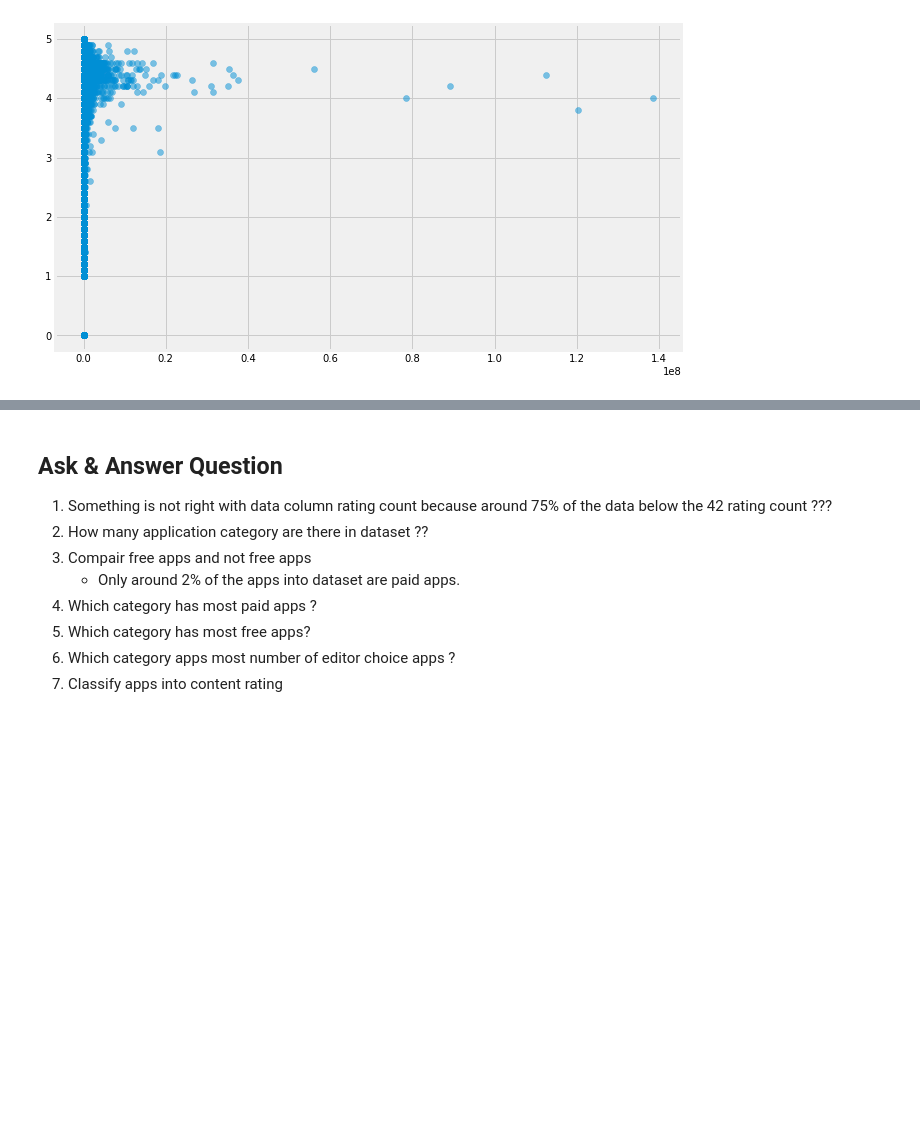
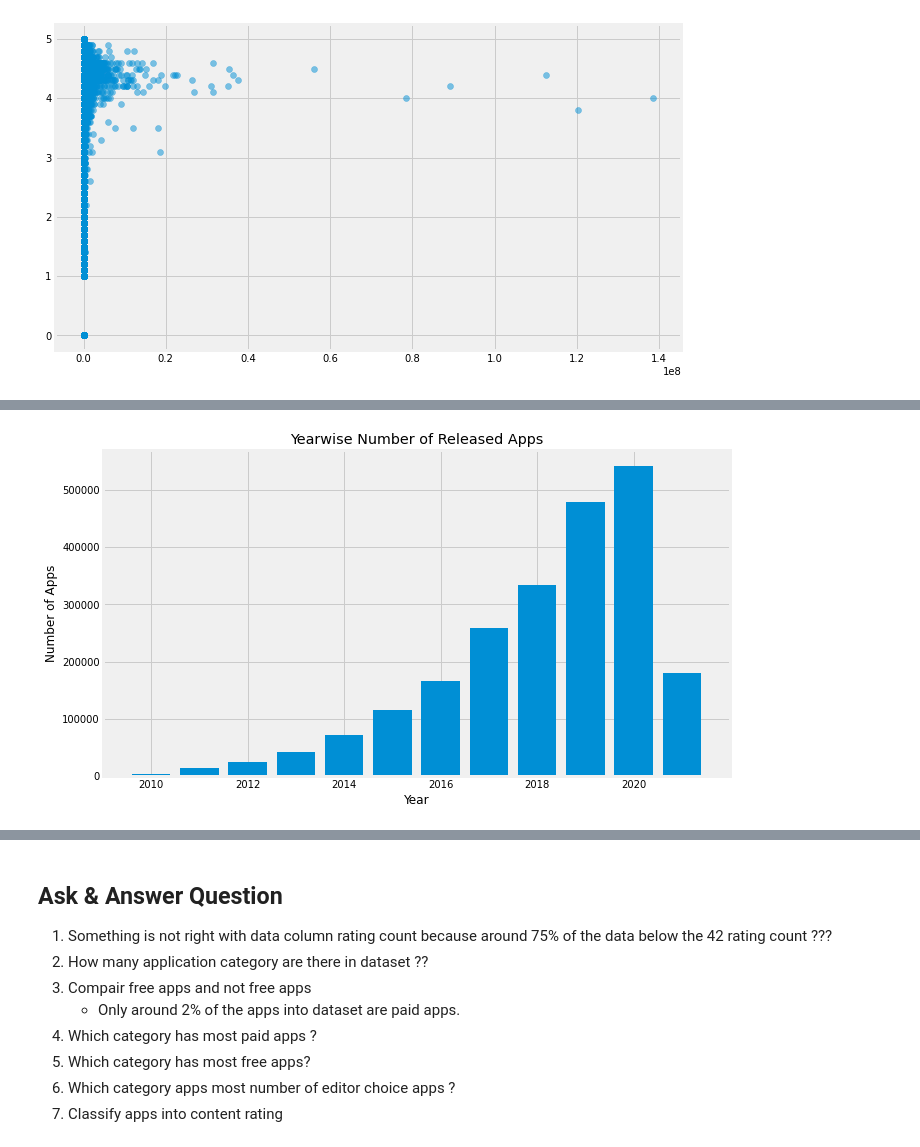
Before and after one commit to pttrupt/EDA-on-Google-play-store-apps-, a Jupyter notebook: EDA_on_applications.ipynb, the cells around one changed output, grey strips where cells are left out. Cells and saved outputs as stored; diff of their text form; code cells hidden in the pictures; blank space fills up the shorter version.

```diff
--- a/EDA_on_applications.ipynb
+++ b/EDA_on_applications.ipynb
@@ -481,0 +491,7 @@ y_labels = [1, 10, 50, 100, 200, 500, 1000, 5000, 10000, 50000, 100000]
+# %%
+### converting columns "Released" and "last updated" into datetimer
+
+df["Released"] = pd.to_datetime(df["Released"], format='%b %d, %Y')
+df["Last Updated"] = pd.to_datetime(df["Last Updated"], format='%b %d, %Y')
+# %%
+yearly_released = df["Released"].dt.year.value_counts()
@@ -481,0 +500,12 @@ y_labels = [1, 10, 50, 100, 200, 500, 1000, 5000, 10000, 50000, 100000]
+# %%
+plt.figure(figsize=(10,6))
+# width = 0.25
+plt.bar(yearly_released.index, yearly_released, Label="Released Apps")
+# plt.bar(yearly_updates.index + width, yearly_updates, width= 0.5,  Label="Last Updated Apps")
+plt.title("Yearwise Number of Released Apps")
+plt.xlabel("Year")
+plt.ylabel("Number of Apps")
+# plt.tight_layout()
+plt.show()
+# %% [output]
+[figure, added]
```
Also changed, not shown: parts of 18 cells of this notebook.
